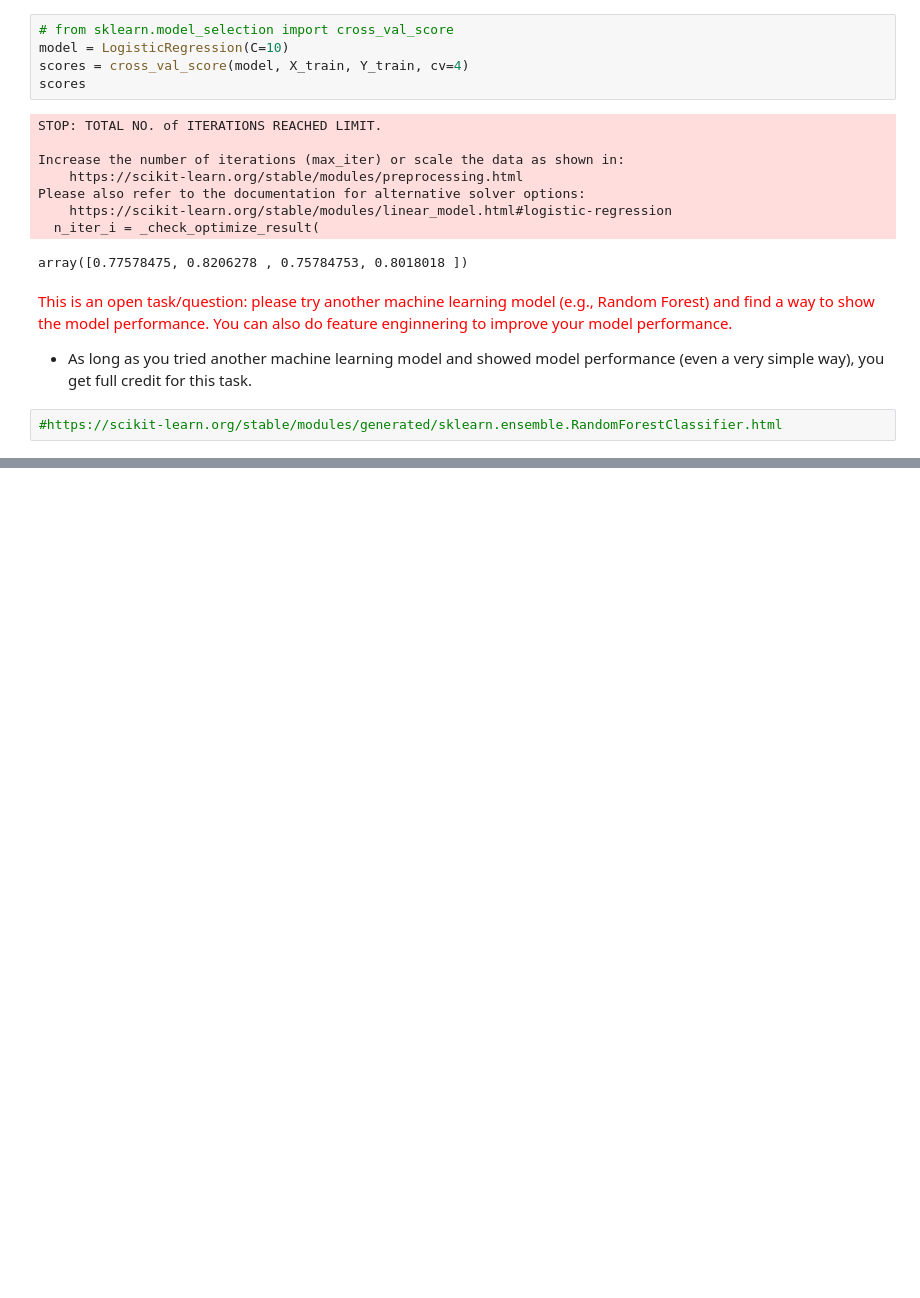
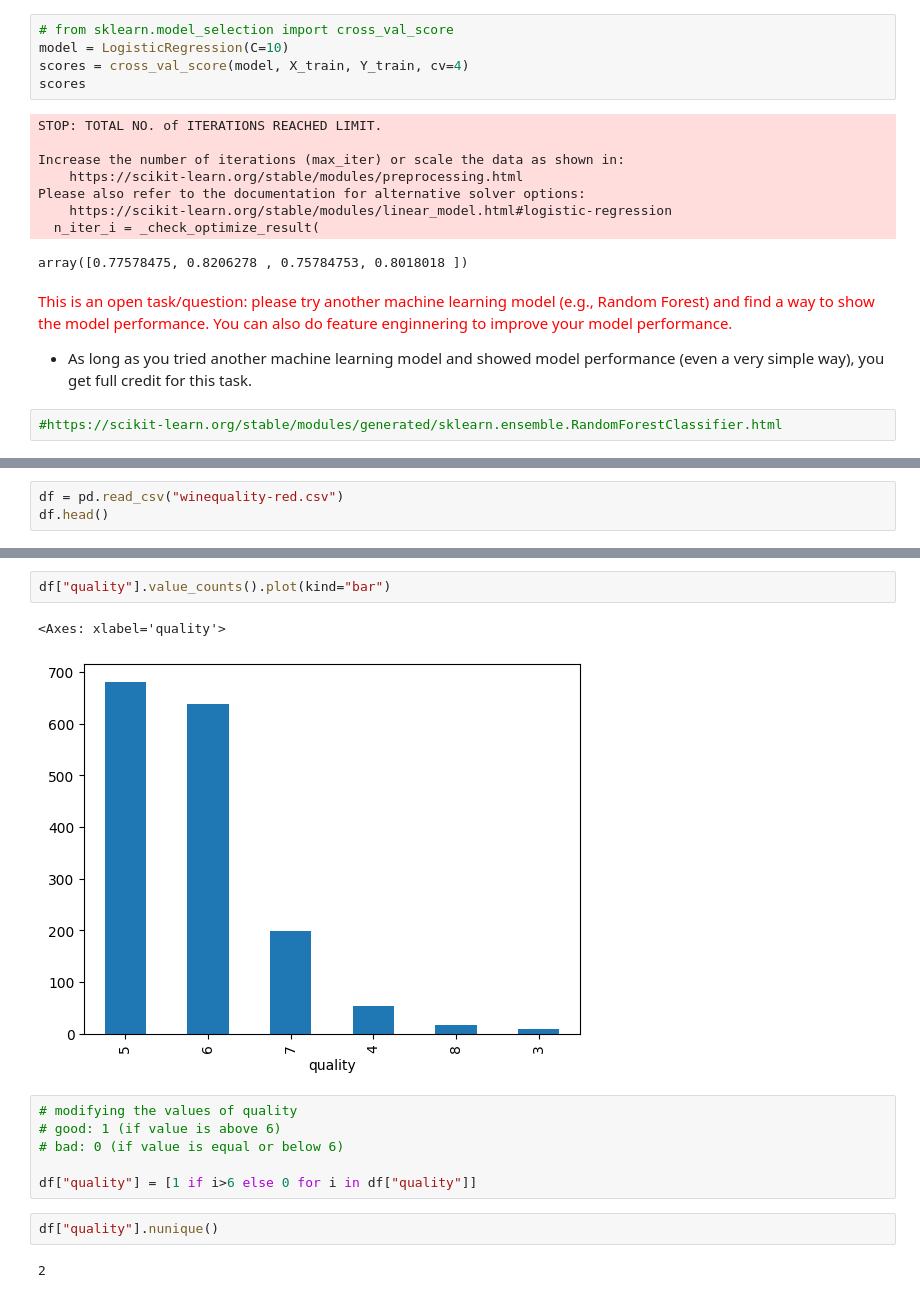
Before and after one commit to Divyansh-ag14/UF, a Jupyter notebook: PADS/ICP/week6/DA_Machine_Learning_titanic_survival.ipynb, the cells around one changed output, grey strips where cells are left out. Drawn from its saved outputs; the diff is of its cells as text; blank space fills up the shorter version.

```diff
--- a/PADS/ICP/week6/DA_Machine_Learning_titanic_survival.ipynb
+++ b/PADS/ICP/week6/DA_Machine_Learning_titanic_survival.ipynb
@@ -433,0 +481,3 @@ array([0.77578475, 0.8206278 , 0.75784753, 0.8018018 ])
+# %%
+df = pd.read_csv("winequality-red.csv")
+df.head()
@@ -433,0 +559,15 @@ array([0.77578475, 0.8206278 , 0.75784753, 0.8018018 ])
+# %%
+df["quality"].value_counts().plot(kind="bar")
+# %% [output]
+<Axes: xlabel='quality'>
+[figure, added]
+# %%
+# modifying the values of quality
+# good: 1 (if value is above 6)
+# bad: 0 (if value is equal or below 6)
+
+df["quality"] = [1 if i>6 else 0 for i in df["quality"]]
+# %%
+df["quality"].nunique()
+# %% [output]
+2
```
Also changed, not shown: parts of 28 cells of this notebook.
